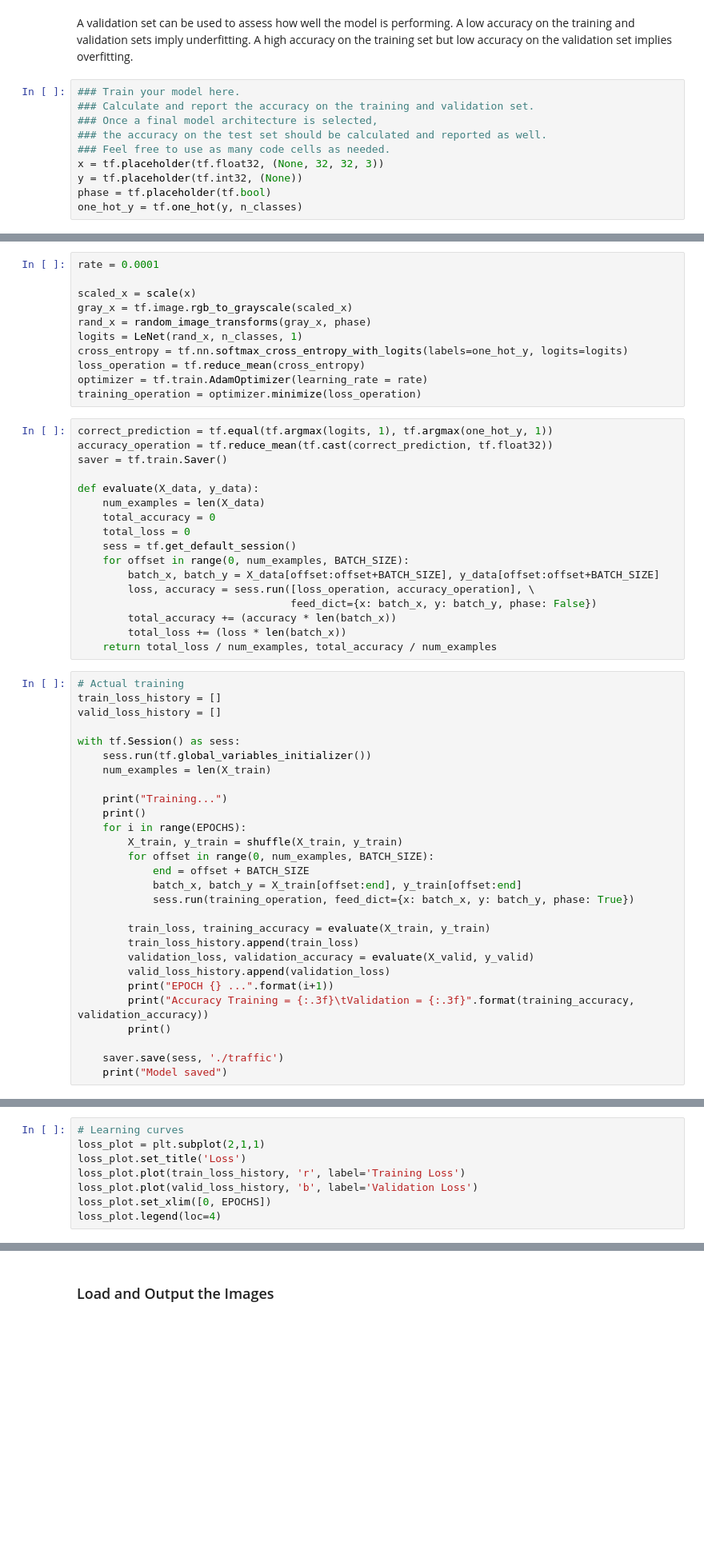
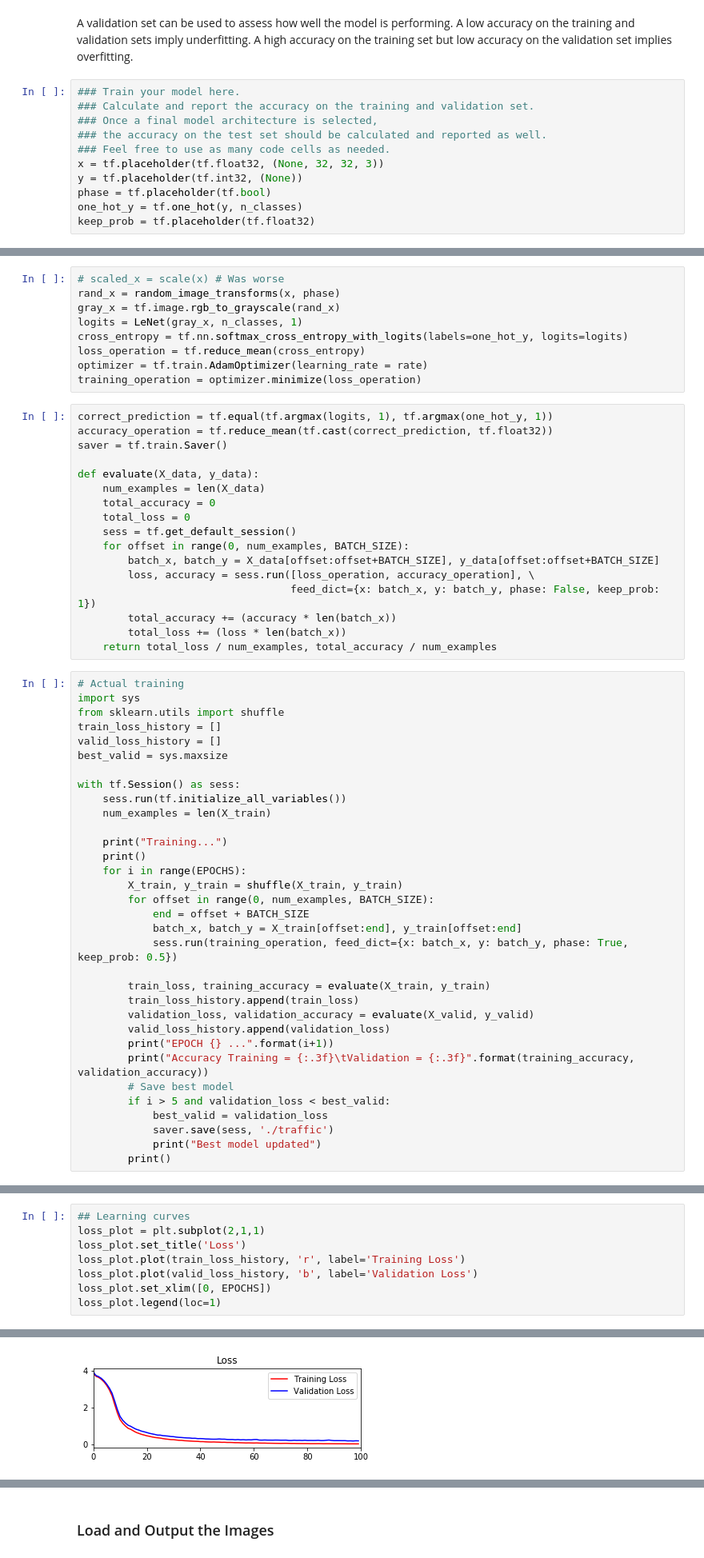
Before and after one commit to sanealytics/CarND-Traffic-Sign-Classifier-Project, a Jupyter notebook: Traffic_Sign_Classifier.ipynb, the cells around one changed output, grey strips where cells are left out. Shown at 80% size. Cells and saved outputs as stored; diff of their text form; blank space fills up the shorter version.

```diff
--- a/Traffic_Sign_Classifier.ipynb
+++ b/Traffic_Sign_Classifier.ipynb
@@ -267,3 +302,4 @@ x = tf.placeholder(tf.float32, (None, 32, 32, 3))
 y = tf.placeholder(tf.int32, (None))
 phase = tf.placeholder(tf.bool)
 one_hot_y = tf.one_hot(y, n_classes)
+keep_prob = tf.placeholder(tf.float32)
@@ -270,10 +310,8 @@ one_hot_y = tf.one_hot(y, n_classes)
 # %%
-rate = 0.0001
-
-scaled_x = scale(x)
-gray_x = tf.image.rgb_to_grayscale(scaled_x)
-rand_x = random_image_transforms(gray_x, phase)
-logits = LeNet(rand_x, n_classes, 1)
+# scaled_x = scale(x) # Was worse
+rand_x = random_image_transforms(x, phase)
+gray_x = tf.image.rgb_to_grayscale(rand_x)
+logits = LeNet(gray_x, n_classes, 1)
 cross_entropy = tf.nn.softmax_cross_entropy_with_logits(labels=one_hot_y, logits=logits)
 loss_operation = tf.reduce_mean(cross_entropy)
 optimizer = tf.train.AdamOptimizer(learning_rate = rate)
@@ -291,17 +329,20 @@ def evaluate(X_data, y_data):
     for offset in range(0, num_examples, BATCH_SIZE):
         batch_x, batch_y = X_data[offset:offset+BATCH_SIZE], y_data[offset:offset+BATCH_SIZE]
         loss, accuracy = sess.run([loss_operation, accuracy_operation], \
-                                  feed_dict={x: batch_x, y: batch_y, phase: False})
+                                  feed_dict={x: batch_x, y: batch_y, phase: False, keep_prob: 1})
         total_accuracy += (accuracy * len(batch_x))
         total_loss += (loss * len(batch_x))
     return total_loss / num_examples, total_accuracy / num_examples
 # %%
 # Actual training
+import sys
+from sklearn.utils import shuffle
 train_loss_history = []
 valid_loss_history = []
+best_valid = sys.maxsize
 
 with tf.Session() as sess:
-    sess.run(tf.global_variables_initializer())
+    sess.run(tf.initialize_all_variables())
     num_examples = len(X_train)
 
     print("Training...")
@@ -311,7 +352,7 @@ with tf.Session() as sess:
         for offset in range(0, num_examples, BATCH_SIZE):
             end = offset + BATCH_SIZE
             batch_x, batch_y = X_train[offset:end], y_train[offset:end]
-            sess.run(training_operation, feed_dict={x: batch_x, y: batch_y, phase: True})
+            sess.run(training_operation, feed_dict={x: batch_x, y: batch_y, phase: True, keep_prob: 0.5})
 
         train_loss, training_accuracy = evaluate(X_train, y_train)
         train_loss_history.append(train_loss)
@@ -319,10 +360,12 @@ with tf.Session() as sess:
         valid_loss_history.append(validation_loss)
         print("EPOCH {} ...".format(i+1))
         print("Accuracy Training = {:.3f}\tValidation = {:.3f}".format(training_accuracy, validation_accuracy))
+        # Save best model
+        if i > 5 and validation_loss < best_valid:
+            best_valid = validation_loss
+            saver.save(sess, './traffic')
+            print("Best model updated")
         print()
-
-    saver.save(sess, './traffic')
-    print("Model saved")
 # %% [output]
 Training...
 
@@ -344,8 +438,9 @@ Model saved
 # %%
-# Learning curves
+## Learning curves
 loss_plot = plt.subplot(2,1,1)
 loss_plot.set_title('Loss')
 loss_plot.plot(train_loss_history, 'r', label='Training Loss')
 loss_plot.plot(valid_loss_history, 'b', label='Validation Loss')
 loss_plot.set_xlim([0, EPOCHS])
-loss_plot.legend(loc=4)
+loss_plot.legend(loc=1)
+# %% [output]
@@ -352,3 +448,4 @@ loss_plot.legend(loc=4)
+[figure, added]
 # %%
 # Only do this once
 with tf.Session() as sess:
```
Also changed, not shown: parts of 21 cells of this notebook, 10 other files.
